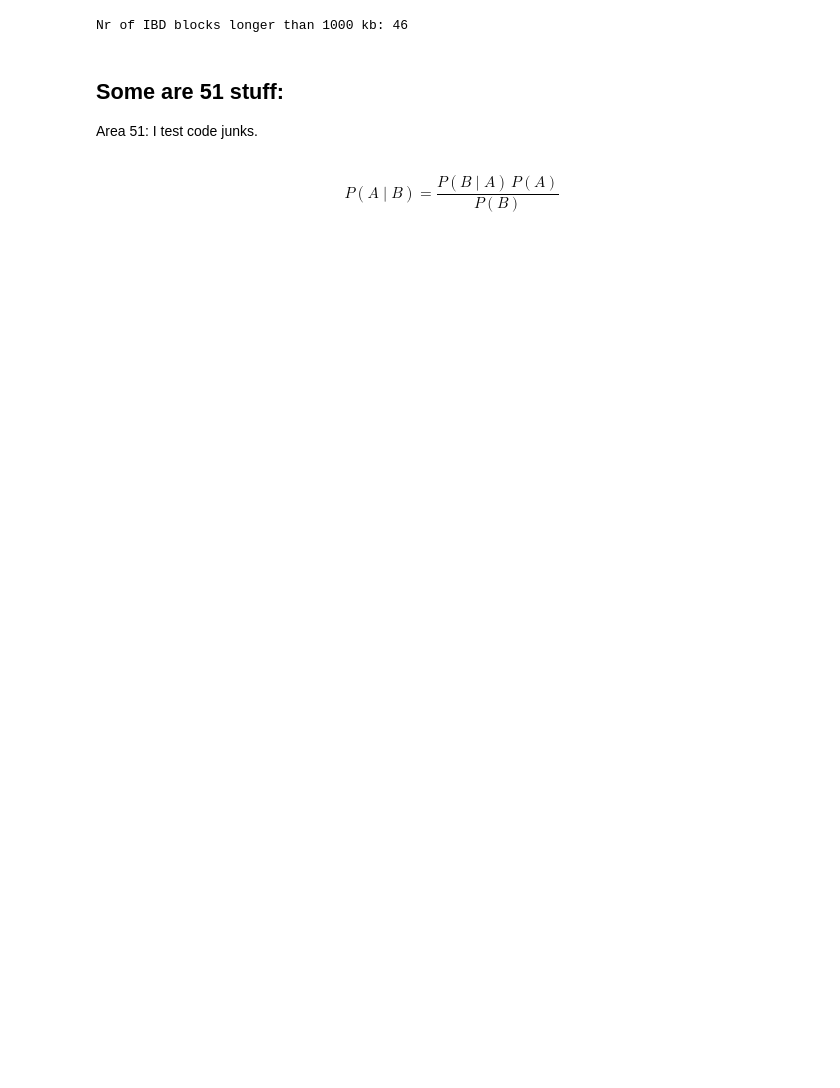
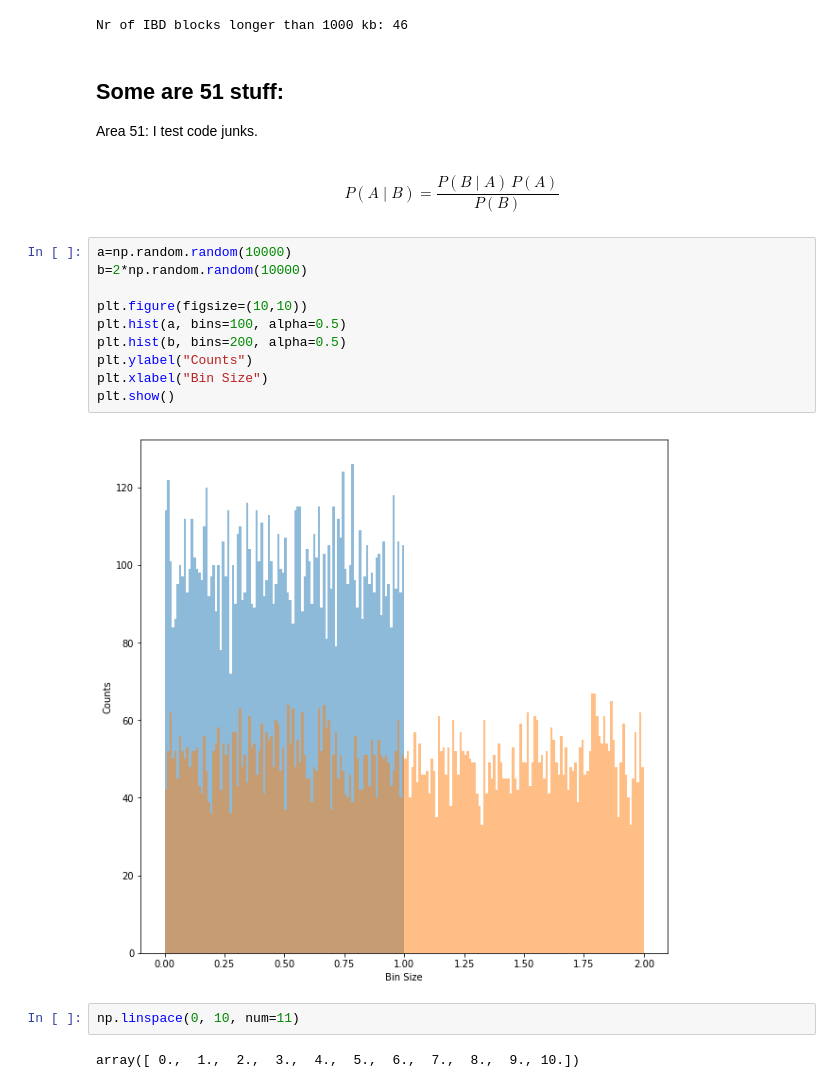
Before and after one commit to hringbauer/Boechera_Analysis, a Jupyter notebook: first_analysis.ipynb, the cells around one changed output. Drawn from its saved outputs; the diff is of its cells as text; blank space fills up the shorter version.

```diff
--- a/first_analysis.ipynb
+++ b/first_analysis.ipynb
@@ -330,3 +330,19 @@ Nr of IBD blocks longer than 1000 kb: 46
 Area 51: I test code junks.
 # %% [markdown]
 $$ P(A \mid B) = \frac{P(B \mid A) \, P(A)}{P(B)} $$
+# %%
+a=np.random.random(10000)
+b=2*np.random.random(10000)
+
+plt.figure(figsize=(10,10))
+plt.hist(a, bins=100, alpha=0.5)
+plt.hist(b, bins=200, alpha=0.5)
+plt.ylabel("Counts")
+plt.xlabel("Bin Size")
+plt.show()
+# %% [output]
+[figure, added]
+# %%
+np.linspace(0, 10, num=11)
+# %% [output]
+array([ 0.,  1.,  2.,  3.,  4.,  5.,  6.,  7.,  8.,  9., 10.])
```
Also changed, not shown: parts of 2 cells of this notebook, 14 other files.
